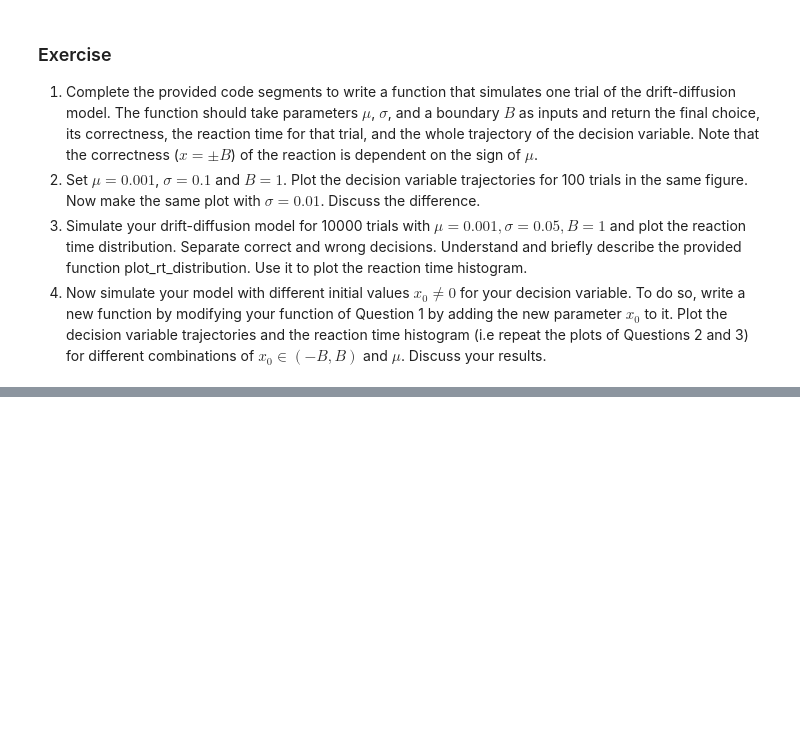
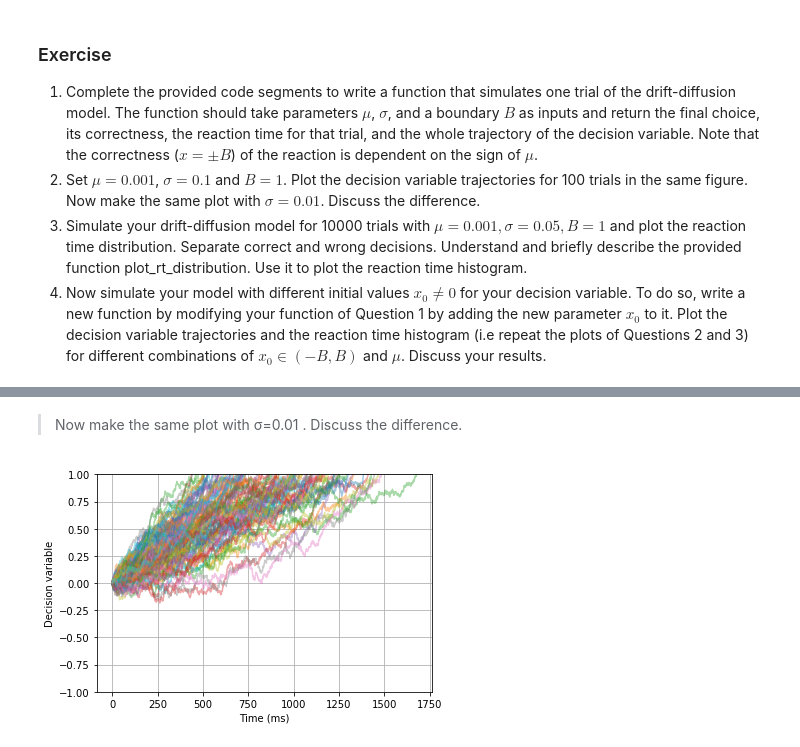
Before and after one commit to TristanBesson/bmnn, a Jupyter notebook: Ex13_Dylan_Bourgeois_224797.ipynb, the cells around one changed output, grey strips where cells are left out. Drawn from its saved outputs; the diff is of its cells as text; code cells hidden in the pictures; blank space fills up the shorter version.

```diff
--- a/Ex13_Dylan_Bourgeois_224797.ipynb
+++ b/Ex13_Dylan_Bourgeois_224797.ipynb
@@ -641,0 +686,31 @@ plt.ylim((-B,B))
+# %% [markdown]
+> Now make the same plot with  σ=0.01
+ . Discuss the difference.
+# %%
+mu=0.001
+sigma=0.01
+B=1
+
+dt=1. # time step size (ms)
+T_max=2500
+
+n_trials=100
+alph = 0.4
+plt.figure()
+for i_trial in range(n_trials):
+
+    # Plot the decision variable vs time
+    # Tip: The parameter alpha of the plot function sets the transparency of the line.
+    # Adjust it to show more trajectories on the same plot.
+
+    choice, correct, reaction_time, x_plot = sim_drift_diffusion(mu, sigma, B)
+    time = np.linspace(0,reaction_time, len(x_plot))
+    plt.plot(time,x_plot, alpha = alph)
+
+plt.xlabel('Time (ms)')
+plt.ylabel('Decision variable')
+plt.ylim((-B,B))
+plt.grid(True)
+plt.show()
+# %% [output]
+[figure, added]
```
Also changed, not shown: parts of 18 cells of this notebook.
